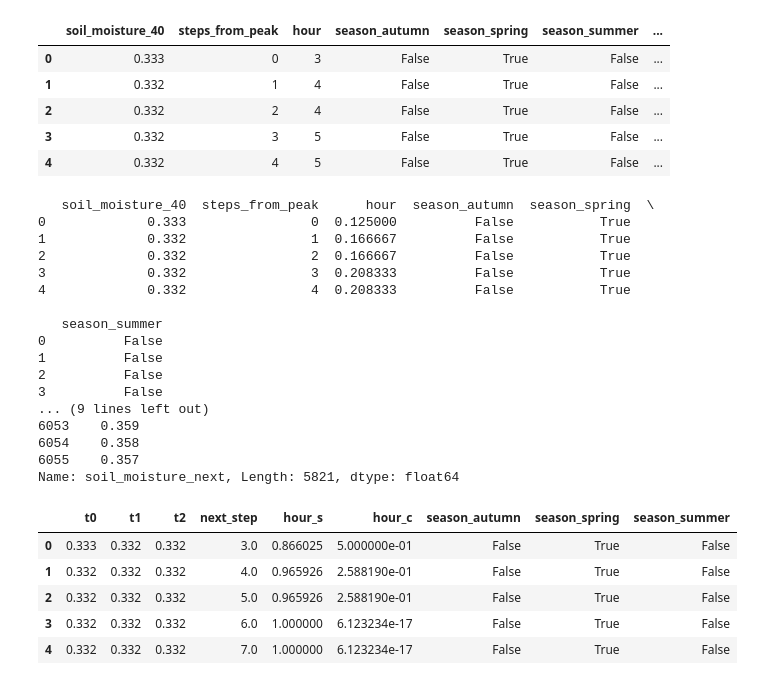
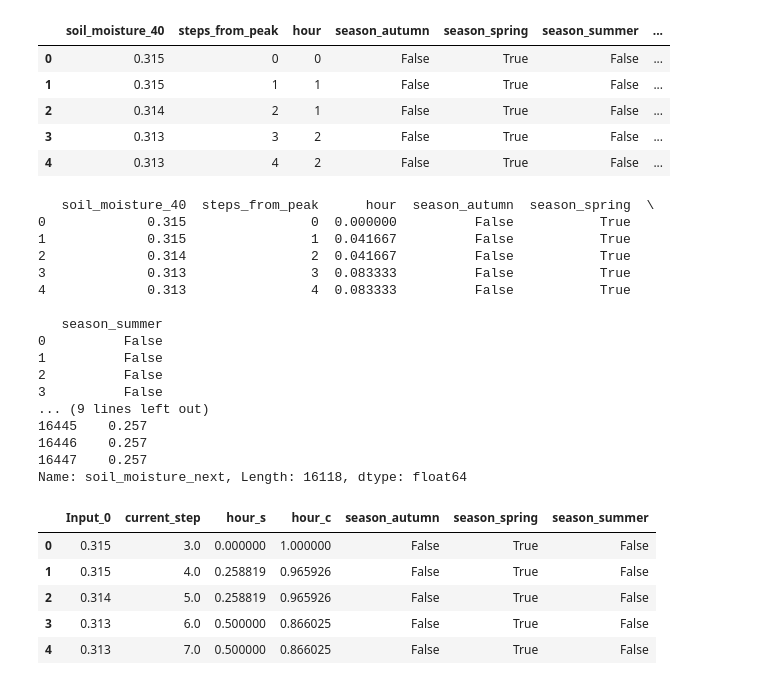
Before and after one commit to 3urega/SAF, a Jupyter notebook: predictions.ipynb, the cells around one changed output. Saved outputs shown, nothing was run; the diff lists cells and outputs as text; code cells hidden in the pictures.

```diff
--- a/predictions.ipynb
+++ b/predictions.ipynb
@@ -7,7 +7,7 @@ import matplotlib.pyplot as plt
 from scipy.ndimage import gaussian_filter1d
 import matplotlib.dates as mdates
 # %%
-df = pd.read_csv("data/3274-Device-Data-Fix.csv")
+df = pd.read_csv("data/1082-Device-Data-Fix.csv")
 df = preprocess.get_clean_df(df)
 # %%
 start_date = pd.to_datetime("2024-04-01")
@@ -110,11 +117,11 @@ df_decay = df_decay.drop(columns=["date", "soil_moisture_20", "soil_moisture_60"
 df_decay.head()
 # %% [output]
 |  | soil_moisture_40 | steps_from_peak | hour | season_autumn | season_spring | season_summer | ... |
-| 0 | 0.333 | 0 | 3 | False | True | False | ... |
-| 1 | 0.332 | 1 | 4 | False | True | False | ... |
-| 2 | 0.332 | 2 | 4 | False | True | False | ... |
-| 3 | 0.332 | 3 | 5 | False | True | False | ... |
-| 4 | 0.332 | 4 | 5 | False | True | False | ... |
+| 0 | 0.315 | 0 | 0 | False | True | False | ... |
+| 1 | 0.315 | 1 | 1 | False | True | False | ... |
+| 2 | 0.314 | 2 | 1 | False | True | False | ... |
+| 3 | 0.313 | 3 | 2 | False | True | False | ... |
+| 4 | 0.313 | 4 | 2 | False | True | False | ... |
 # %%
 X_train = df_decay[["soil_moisture_40", "steps_from_peak", "hour", "season_autumn", "season_spring", "season_summer"]].copy()
 X_train["hour"] = X_train["hour"] / 24
@@ -124,11 +131,11 @@ y_train = df_decay["soil_moisture_next"]
 print(y_train)
 # %% [output]
    soil_moisture_40  steps_from_peak      hour  season_autumn  season_spring  \
-0             0.333                0  0.125000          False           True
-1             0.332                1  0.166667          False           True
-2             0.332                2  0.166667          False           True
-3             0.332                3  0.208333          False           True
-4             0.332                4  0.208333          False           True
+0             0.315                0  0.000000          False           True
+1             0.315                1  0.041667          False           True
+2             0.314                2  0.041667          False           True
+3             0.313                3  0.083333          False           True
+4             0.313                4  0.083333          False           True
 
    season_summer
 0          False
@@ -136,51 +143,48 @@ print(y_train)
 2          False
 3          False
 ... (9 lines left out)
-6053    0.359
-6054    0.358
-6055    0.357
-Name: soil_moisture_next, Length: 5821, dtype: float64
+16445    0.257
+16446    0.257
+16447    0.257
+Name: soil_moisture_next, Length: 16118, dtype: float64
 # %%
 from utils.models import *
 from utils.preprocess import *
 import xgboost as xgb
 from utils.eval import *
 
 ESTIMATORS = 700
 DEPTH = 3
 DIFF = True
 
 X_new = X_train.copy()
 
-
-X_new["t0"] = X_new["soil_moisture_40"]
-X_new["t1"] = X_new["soil_moisture_40"].shift(-1)
-X_new["t2"] = X_new["soil_moisture_40"].shift(-2)
-X_new["res"] = X_new["soil_moisture_40"].shift(-3)
-X_new["season_autumn"] = X_new["season_autumn"].shift(-3).astype(bool)
-X_new["season_summer"] = X_new["season_summer"].shift(-3).astype(bool)
-X_new["season_spring"] = X_new["season_spring"].shift(-3).astype(bool)
-X_new["next_step"] = X_new["steps_from_peak"].shift(-3)
-X_new["hour"] = X_new["hour"].shift(-2)
+X_new["Input_0"] = X_new["soil_moisture_40"]
+X_new["Output_1"] = X_new["soil_moisture_40"].shift(-1)
+X_new["Output_2"] = X_new["soil_moisture_40"].shift(-2)
+X_new["Output_3"] = X_new["soil_moisture_40"].shift(-3)
+X_new["season_autumn"] = X_new["season_autumn"].astype(bool)
+X_new["season_summer"] = X_new["season_summer"].astype(bool)
+X_new["season_spring"] = X_new["season_spring"].astype(bool)
+X_new["current_step"] = X_new["steps_from_peak"].shift(-3)
+X_new["hour"] = X_new["hour"]
 X_new["hour_s"] = np.sin(2 * np.pi * X_new["hour"])
 X_new["hour_c"] = np.cos(2 * np.pi * X_new["hour"])
-
-condition = X_new["next_step"] >= 3
-
-condition_full = ~X_new["t2"].isna() & condition
-
+condition = X_new["current_step"] >= 3
+condition_full = ~X_new["Output_3"].isna() & condition
 X_new = X_new.loc[condition_full]
 
-y_new = X_new["res"] - X_new["t2"]
-X_new = X_new[["t0", "t1", "t2", "next_step", "hour_s", "hour_c", "season_autumn", "season_spring", "season_summer"]]
+y_new = X_new[["Output_1", "Output_2", "Output_3"]]
+X_new = X_new[["Input_0", "current_step", "hour_s", "hour_c", "season_autumn", "season_spring", "season_summer"]]
+
 X_new.head()
 # %% [output]
-|  | t0 | t1 | t2 | next_step | hour_s | hour_c | season_autumn | season_spring | season_summer |
-| 0 | 0.333 | 0.332 | 0.332 | 3.0 | 0.866025 | 5.000000e-01 | False | True | False |
-| 1 | 0.332 | 0.332 | 0.332 | 4.0 | 0.965926 | 2.588190e-01 | False | True | False |
-| 2 | 0.332 | 0.332 | 0.332 | 5.0 | 0.965926 | 2.588190e-01 | False | True | False |
-| 3 | 0.332 | 0.332 | 0.332 | 6.0 | 1.000000 | 6.123234e-17 | False | True | False |
-| 4 | 0.332 | 0.332 | 0.332 | 7.0 | 1.000000 | 6.123234e-17 | False | True | False |
+|  | Input_0 | current_step | hour_s | hour_c | season_autumn | season_spring | season_summer |
+| 0 | 0.315 | 3.0 | 0.000000 | 1.000000 | False | True | False |
+| 1 | 0.315 | 4.0 | 0.258819 | 0.965926 | False | True | False |
+| 2 | 0.314 | 5.0 | 0.258819 | 0.965926 | False | True | False |
+| 3 | 0.313 | 6.0 | 0.500000 | 0.866025 | False | True | False |
+| 4 | 0.313 | 7.0 | 0.500000 | 0.866025 | False | True | False |
 # %%
 y_new
 # %% [output]
```
Also changed, not shown: parts of 5 cells of this notebook, 8 other files.
